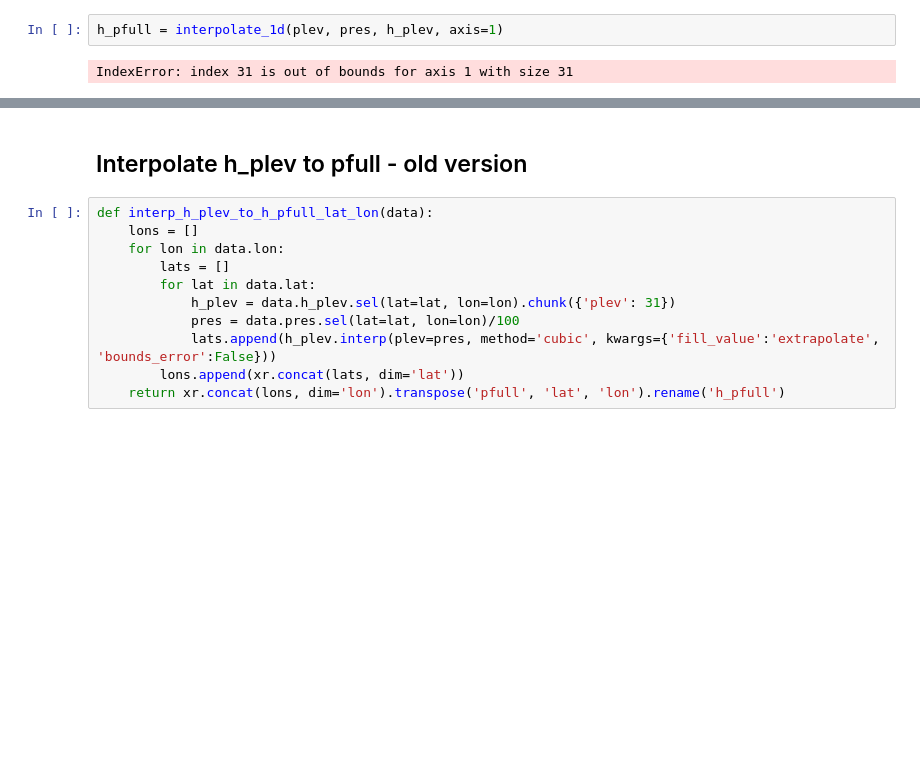
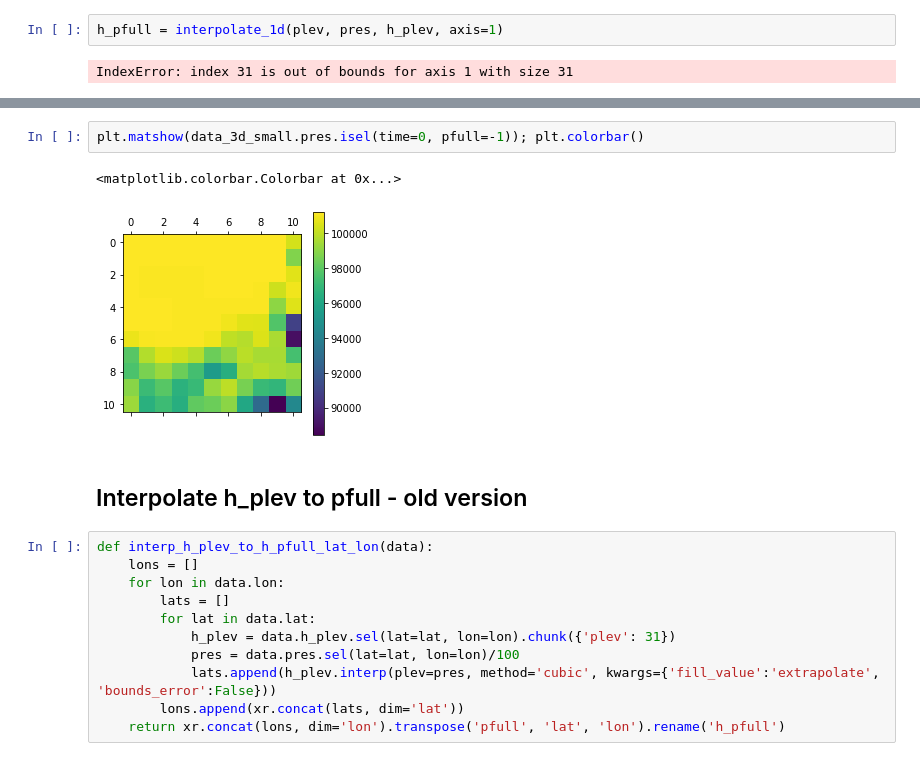
Before and after one commit to ai2cm/fv3net, a Jupyter notebook: notebooks/Stephans-Notebooks/2.2-Interpolation.ipynb, the cells around one changed output, grey strips where cells are left out. Cells and saved outputs as stored; diff of their text form; blank space fills up the shorter version.

```diff
--- a/notebooks/Stephans-Notebooks/2.2-Interpolation.ipynb
+++ b/notebooks/Stephans-Notebooks/2.2-Interpolation.ipynb
@@ -179,3 +202,8 @@ IndexError: index 31 is out of bounds for axis 1 with size 31
+# %%
+plt.matshow(data_3d_small.pres.isel(time=0, pfull=-1)); plt.colorbar()
+# %% [output]
+<matplotlib.colorbar.Colorbar at 0x...>
+[figure, added]
 # %% [markdown]
 ## Interpolate h_plev to pfull - old version
 # %%
```
Also changed, not shown: parts of 5 cells of this notebook.
